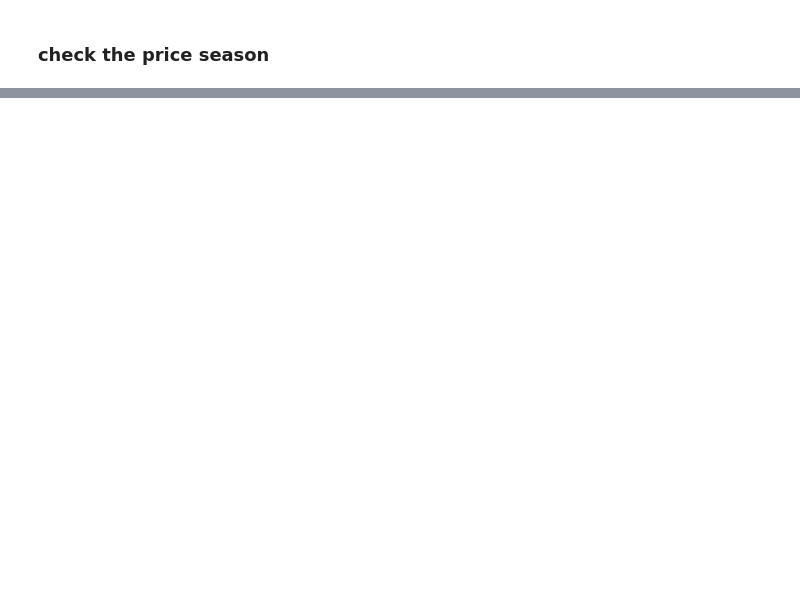
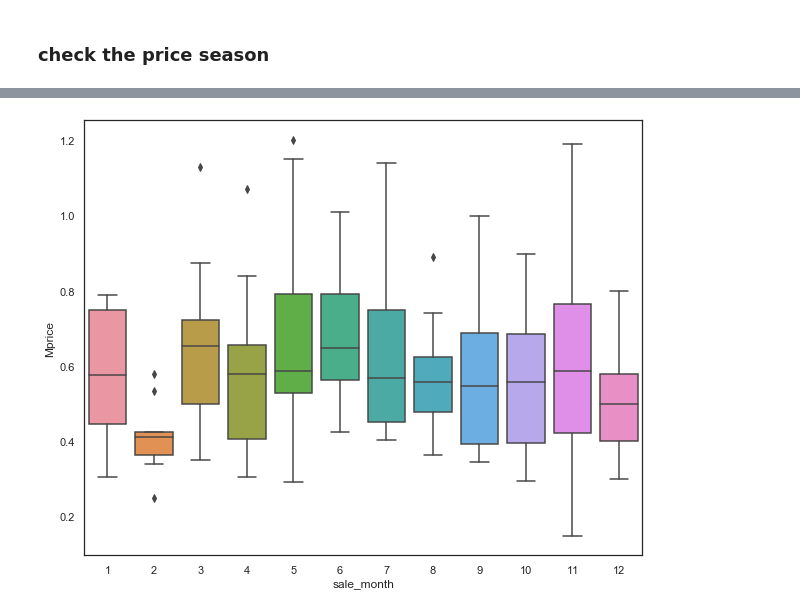
Before and after one commit to ArneSch/NF_EDAPrj_House_Price, a Jupyter notebook: King_Counte_House_Price_Urban_Farming.ipynb, the cells around one changed output, grey strips where cells are left out. Drawn from its saved outputs; the diff is of its cells as text; code cells hidden in the pictures; blank space fills up the shorter version.

```diff
--- a/King_Counte_House_Price_Urban_Farming.ipynb
+++ b/King_Counte_House_Price_Urban_Farming.ipynb
@@ -265,0 +325,6 @@ plt.savefig('./pic_exports/CitySelect_Map', dpi=300)
+# %%
+plt.figure(figsize=(10,8))
+sns.boxplot(x="sale_month", y="Mprice", data=df_select)
+plt.savefig('./pic_exports/CitySelect_sales_month_box', dpi=300)
+# %% [output]
+[figure, added]
```
Also changed, not shown: parts of 38 cells of this notebook, 23 other files.
